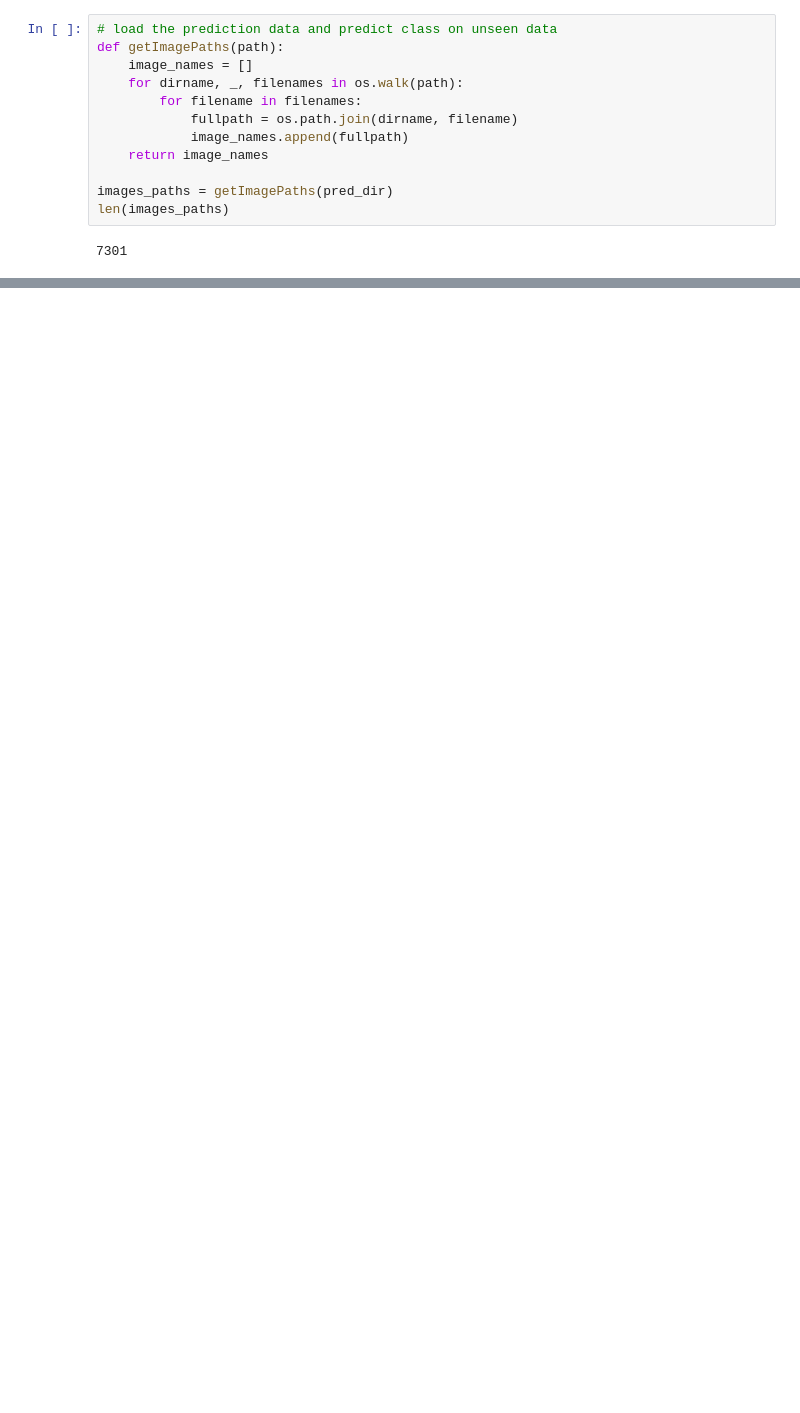
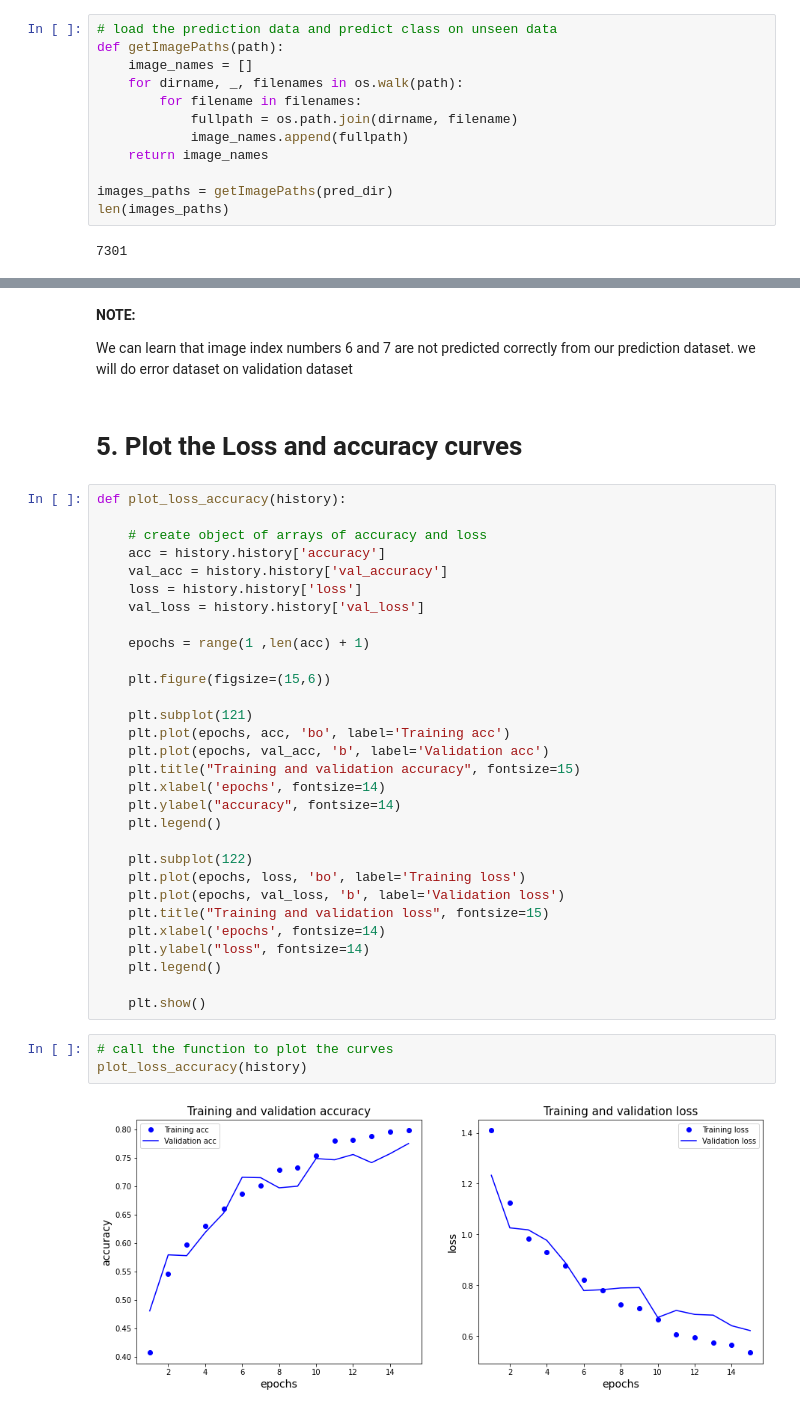
Before and after one commit to avikumart/Computer-vision, a Jupyter notebook: computervision-intel-image-clf.ipynb, the cells around one changed output, grey strips where cells are left out. Saved outputs shown, nothing was run; the diff lists cells and outputs as text; blank space fills up the shorter version.

```diff
--- a/computervision-intel-image-clf.ipynb
+++ b/computervision-intel-image-clf.ipynb
@@ -317,0 +343,41 @@ array([2.1621000e-04, 1.5439180e-04, 6.3567203e-03, 6.1611738e-04,
+# %% [markdown]
+**NOTE:**
+
+We can learn that image index numbers 6 and 7 are not predicted correctly from our prediction dataset. we will do error dataset on validation dataset
+# %% [markdown]
+# 5. Plot the Loss and accuracy curves
+# %%
+def plot_loss_accuracy(history):
+
+    # create object of arrays of accuracy and loss
+    acc = history.history['accuracy']
+    val_acc = history.history['val_accuracy']
+    loss = history.history['loss']
+    val_loss = history.history['val_loss']
+
+    epochs = range(1 ,len(acc) + 1)
+
+    plt.figure(figsize=(15,6))
+
+    plt.subplot(121)
+    plt.plot(epochs, acc, 'bo', label='Training acc')
+    plt.plot(epochs, val_acc, 'b', label='Validation acc')
+    plt.title("Training and validation accuracy", fontsize=15)
+    plt.xlabel('epochs', fontsize=14)
+    plt.ylabel("accuracy", fontsize=14)
+    plt.legend()
+
+    plt.subplot(122)
+    plt.plot(epochs, loss, 'bo', label='Training loss')
+    plt.plot(epochs, val_loss, 'b', label='Validation loss')
+    plt.title("Training and validation loss", fontsize=15)
+    plt.xlabel('epochs', fontsize=14)
+    plt.ylabel("loss", fontsize=14)
+    plt.legend()
+
+    plt.show()
+# %%
+# call the function to plot the curves
+plot_loss_accuracy(history)
+# %% [output]
+[figure, added]
```
Also changed, not shown: parts of 13 cells of this notebook.
